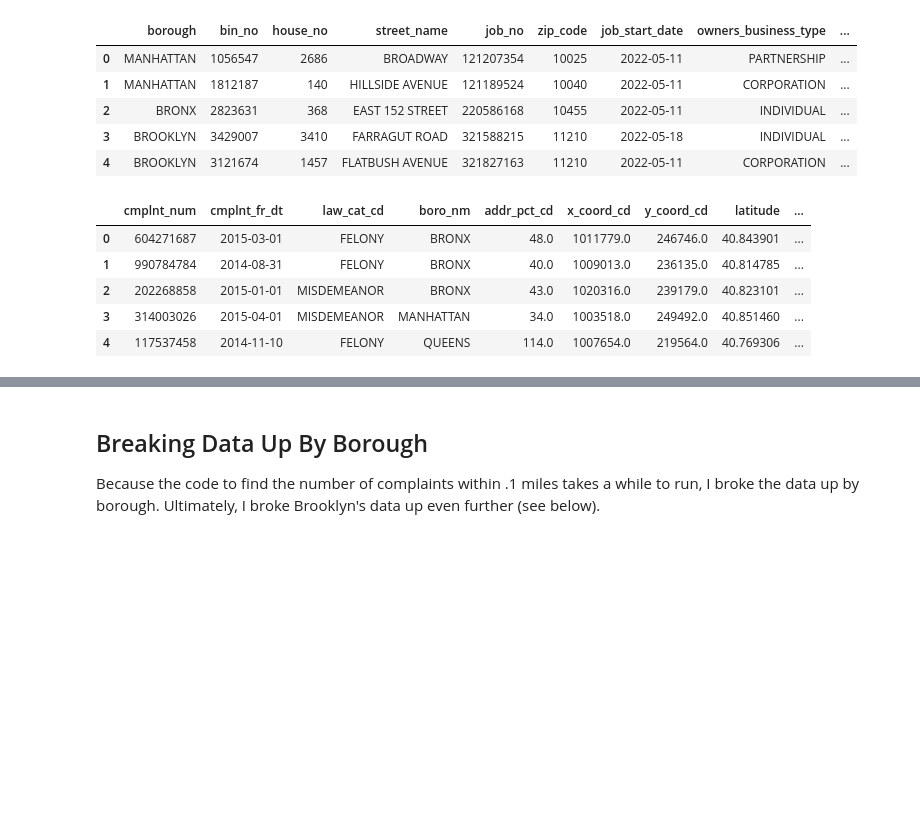
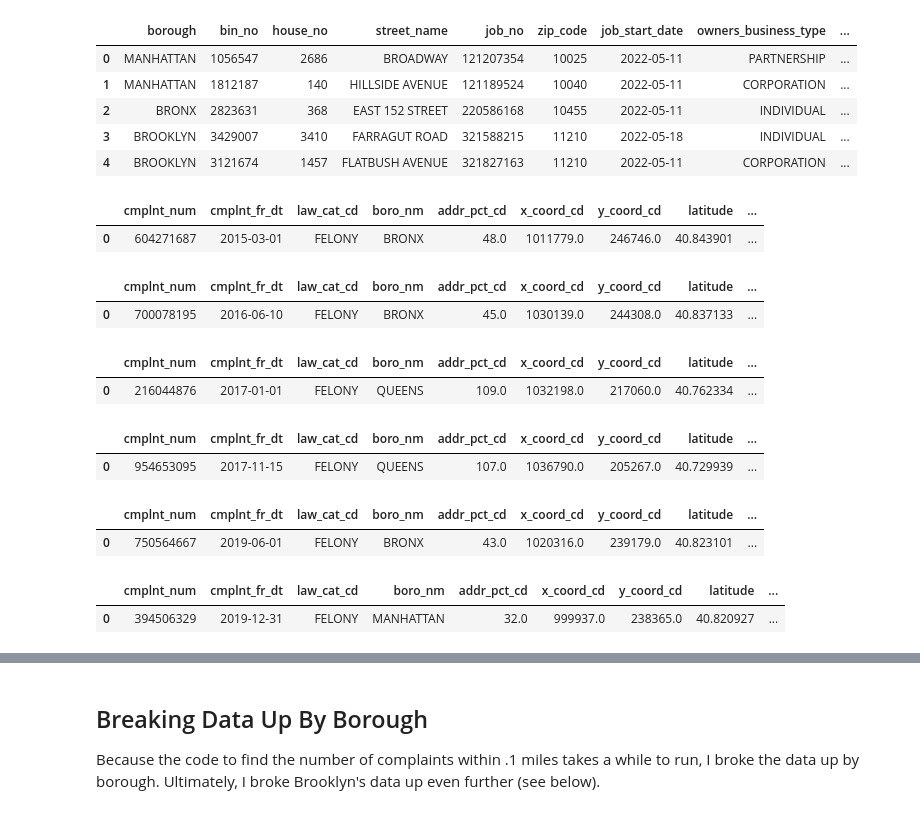
Before and after one commit to lmdunn/nycpermits, a Jupyter notebook: 02_feature_engineering.ipynb, the cells around one changed output, grey strips where cells are left out. Saved outputs shown, nothing was run; the diff lists cells and outputs as text; code cells hidden in the pictures; blank space fills up the shorter version.

```diff
--- a/02_feature_engineering.ipynb
+++ b/02_feature_engineering.ipynb
@@ -23,11 +28,32 @@ permits.head()
 | 3 | BROOKLYN | 3429007 | 3410 | FARRAGUT ROAD | 321588215 | 11210 | 2022-05-18 | INDIVIDUAL | ... |
 | 4 | BROOKLYN | 3121674 | 1457 | FLATBUSH AVENUE | 321827163 | 11210 | 2022-05-11 | CORPORATION | ... |
 # %%
-nypd2014_15.head()
+nypd2014_15.head(1)
 # %% [output]
 |  | cmplnt_num | cmplnt_fr_dt | law_cat_cd | boro_nm | addr_pct_cd | x_coord_cd | y_coord_cd | latitude | ... |
 | 0 | 604271687 | 2015-03-01 | FELONY | BRONX | 48.0 | 1011779.0 | 246746.0 | 40.843901 | ... |
-| 1 | 990784784 | 2014-08-31 | FELONY | BRONX | 40.0 | 1009013.0 | 236135.0 | 40.814785 | ... |
-| 2 | 202268858 | 2015-01-01 | MISDEMEANOR | BRONX | 43.0 | 1020316.0 | 239179.0 | 40.823101 | ... |
-| 3 | 314003026 | 2015-04-01 | MISDEMEANOR | MANHATTAN | 34.0 | 1003518.0 | 249492.0 | 40.851460 | ... |
-| 4 | 117537458 | 2014-11-10 | FELONY | QUEENS | 114.0 | 1007654.0 | 219564.0 | 40.769306 | ... |
+# %%
+nypd2015_16.head(1)
+# %% [output]
+|  | cmplnt_num | cmplnt_fr_dt | law_cat_cd | boro_nm | addr_pct_cd | x_coord_cd | y_coord_cd | latitude | ... |
+| 0 | 700078195 | 2016-06-10 | FELONY | BRONX | 45.0 | 1030139.0 | 244308.0 | 40.837133 | ... |
+# %%
+nypd2016_17.head(1)
+# %% [output]
+|  | cmplnt_num | cmplnt_fr_dt | law_cat_cd | boro_nm | addr_pct_cd | x_coord_cd | y_coord_cd | latitude | ... |
+| 0 | 216044876 | 2017-01-01 | FELONY | QUEENS | 109.0 | 1032198.0 | 217060.0 | 40.762334 | ... |
+# %%
+nypd2017_18.head(1)
+# %% [output]
+|  | cmplnt_num | cmplnt_fr_dt | law_cat_cd | boro_nm | addr_pct_cd | x_coord_cd | y_coord_cd | latitude | ... |
+| 0 | 954653095 | 2017-11-15 | FELONY | QUEENS | 107.0 | 1036790.0 | 205267.0 | 40.729939 | ... |
+# %%
+nypd2018_19.head(1)
+# %% [output]
+|  | cmplnt_num | cmplnt_fr_dt | law_cat_cd | boro_nm | addr_pct_cd | x_coord_cd | y_coord_cd | latitude | ... |
+| 0 | 750564667 | 2019-06-01 | FELONY | BRONX | 43.0 | 1020316.0 | 239179.0 | 40.823101 | ... |
+# %%
+nypd2019_20.head(1)
+# %% [output]
+|  | cmplnt_num | cmplnt_fr_dt | law_cat_cd | boro_nm | addr_pct_cd | x_coord_cd | y_coord_cd | latitude | ... |
+| 0 | 394506329 | 2019-12-31 | FELONY | MANHATTAN | 32.0 | 999937.0 | 238365.0 | 40.820927 | ... |
```
Also changed, not shown: parts of 86 cells of this notebook, 17 other files.
